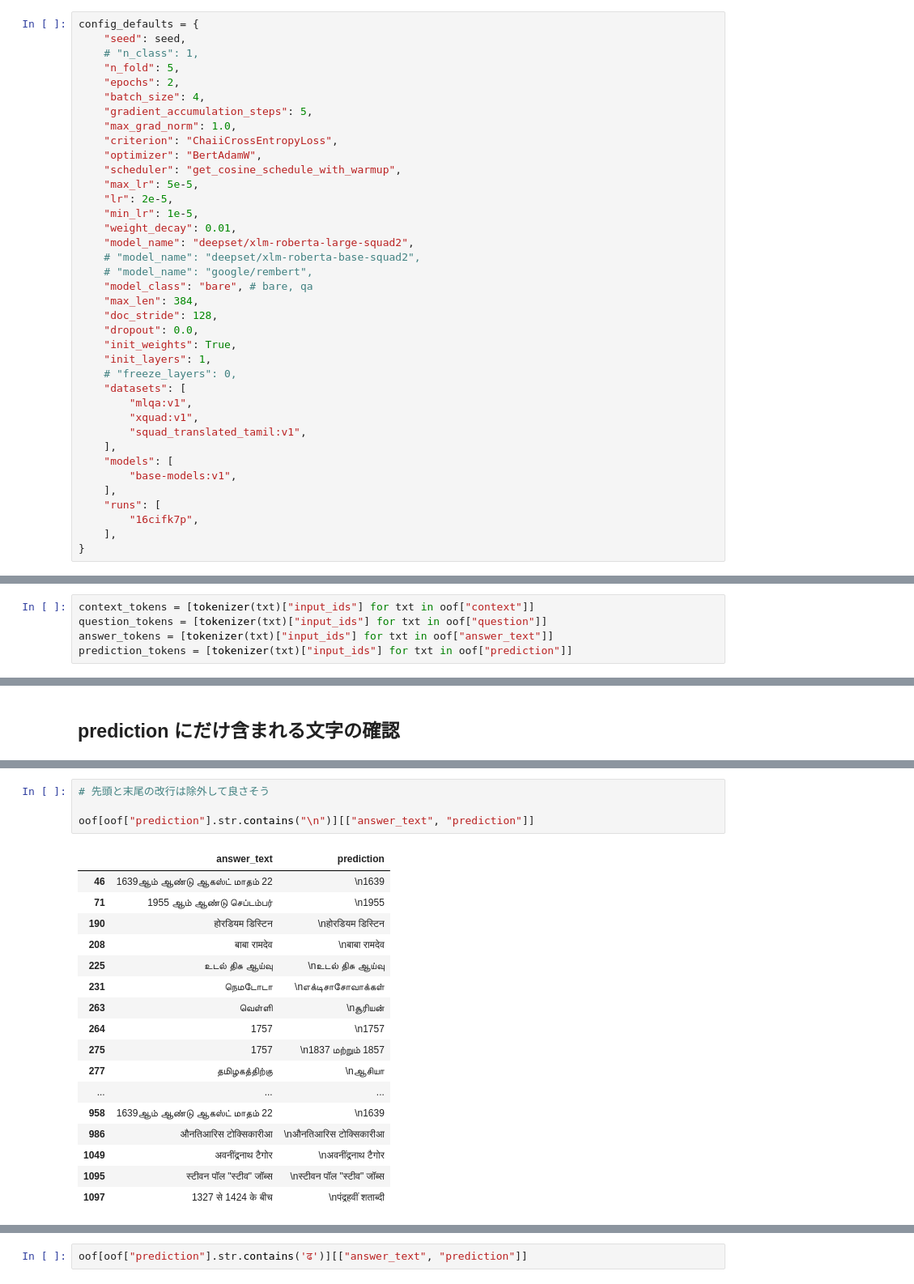
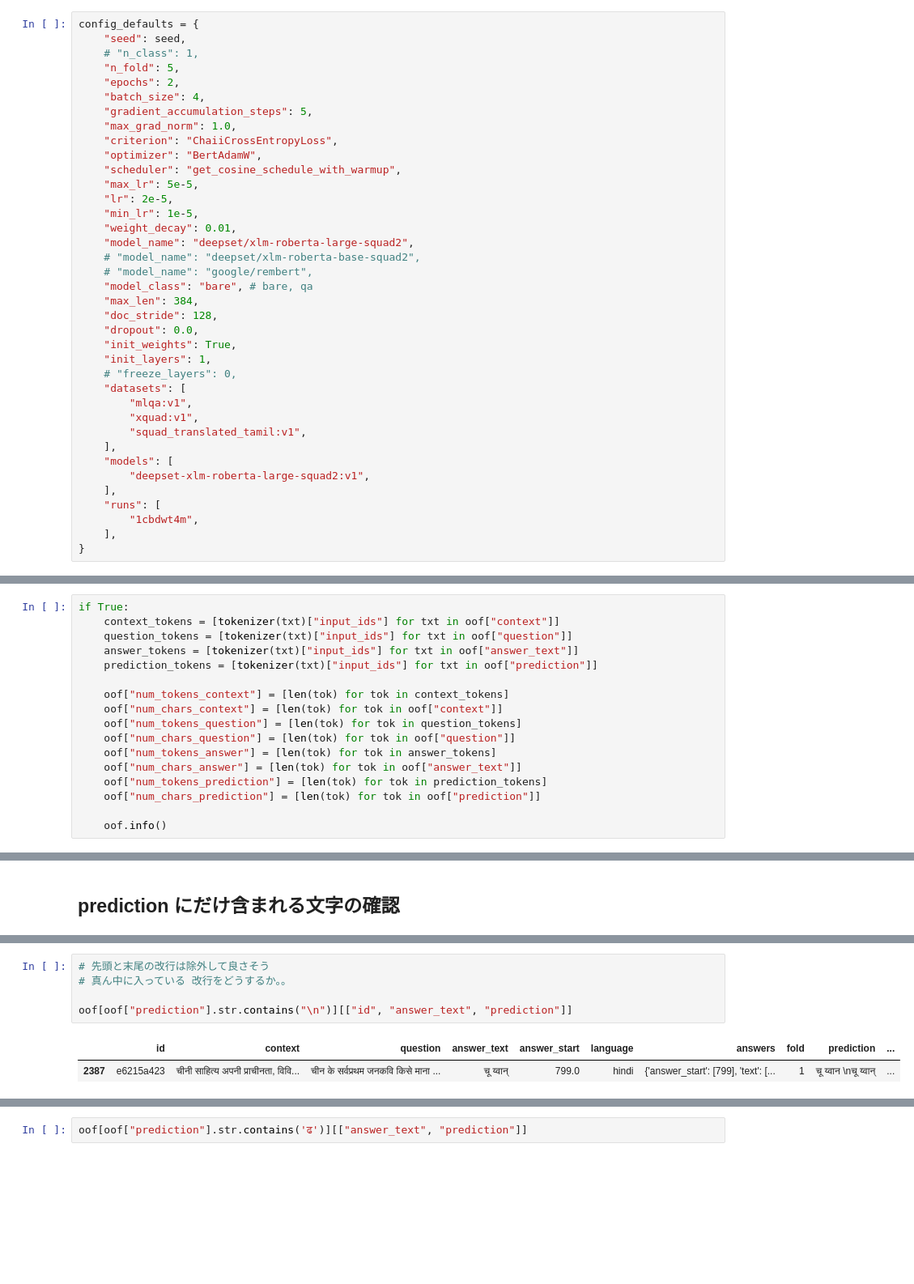
Before and after one commit to IMOKURI/chaii-Hindi-and-Tamil-QA, a Jupyter notebook: chaii_EDA.ipynb, the cells around one changed output, grey strips where cells are left out. Shown: that part at 81% size. Drawn from its saved outputs; the diff is of its cells as text; blank space fills up the shorter version.

```diff
--- a/chaii_EDA.ipynb
+++ b/chaii_EDA.ipynb
@@ -186,10 +186,10 @@ config_defaults = {
         "squad_translated_tamil:v1",
     ],
     "models": [
-        "base-models:v1",
+        "deepset-xlm-roberta-large-squad2:v1",
     ],
     "runs": [
-        "16cifk7p",
+        "1cbdwt4m",
     ],
 }
 # %%
@@ -244,7 +244,19 @@ oof
 # %%
 tokenizer = T.AutoTokenizer.from_pretrained("deepset/xlm-roberta-base-squad2")
 # %%
-context_tokens = [tokenizer(txt)["input_ids"] for txt in oof["context"]]
-question_tokens = [tokenizer(txt)["input_ids"] for txt in oof["question"]]
-answer_tokens = [tokenizer(txt)["input_ids"] for txt in oof["answer_text"]]
-prediction_tokens = [tokenizer(txt)["input_ids"] for txt in oof["prediction"]]
+if True:
+    context_tokens = [tokenizer(txt)["input_ids"] for txt in oof["context"]]
+    question_tokens = [tokenizer(txt)["input_ids"] for txt in oof["question"]]
+    answer_tokens = [tokenizer(txt)["input_ids"] for txt in oof["answer_text"]]
+    prediction_tokens = [tokenizer(txt)["input_ids"] for txt in oof["prediction"]]
+
+    oof["num_tokens_context"] = [len(tok) for tok in context_tokens]
+    oof["num_chars_context"] = [len(tok) for tok in oof["context"]]
+    oof["num_tokens_question"] = [len(tok) for tok in question_tokens]
+    oof["num_chars_question"] = [len(tok) for tok in oof["question"]]
+    oof["num_tokens_answer"] = [len(tok) for tok in answer_tokens]
+    oof["num_chars_answer"] = [len(tok) for tok in oof["answer_text"]]
+    oof["num_tokens_prediction"] = [len(tok) for tok in prediction_tokens]
+    oof["num_chars_prediction"] = [len(tok) for tok in oof["prediction"]]
+
+    oof.info()
@@ -417,23 +451,9 @@ set(all_chars_ans) - set(all_chars_preds)
 # %%
 # 先頭と末尾の改行は除外して良さそう
+# 真ん中に入っている 改行をどうするか。。
 
-oof[oof["prediction"].str.contains("\n")][["answer_text", "prediction"]]
+oof[oof["prediction"].str.contains("\n")][["id", "answer_text", "prediction"]]
 # %% [output]
-|  | answer_text | prediction |
-| 46 | 1639ஆம் ஆண்டு ஆகஸ்ட் மாதம் 22 | \n1639 |
-| 71 | 1955 ஆம் ஆண்டு செப்டம்பர் | \n1955 |
-| 190 | होरडियम डिस्टिन | \nहोरडियम डिस्टिन |
-| 208 | बाबा रामदेव | \nबाबा रामदेव |
-| 225 | உடல் திசு ஆய்வு | \nஉடல் திசு ஆய்வு |
-| 231 | நெமடோடா | \nஎக்டிசாசோவாக்கள் |
-| 263 | வெள்ளி | \nசூரியன் |
-| 264 | 1757 | \n1757 |
-| 275 | 1757 | \n1837 மற்றும் 1857 |
-| 277 | தமிழகத்திற்கு | \nஆசியா |
-| ... | ... | ... |
-| 958 | 1639ஆம் ஆண்டு ஆகஸ்ட் மாதம் 22 | \n1639 |
-| 986 | औनतिआरिस टोक्सिकारीआ | \nऔनतिआरिस टोक्सिकारीआ |
-| 1049 | अवनींद्रनाथ टैगोर | \nअवनींद्रनाथ टैगोर |
-| 1095 | स्टीवन पॉल "स्टीव" जॉब्स | \nस्टीवन पॉल "स्टीव" जॉब्स |
-| 1097 | 1327 से 1424 के बीच | \nपंद्रहवीं शताब्दी |
+|  | id | context | question | answer_text | answer_start | language | answers | fold | prediction | ... |
+| 2387 | e6215a423 | चीनी साहित्य अपनी प्राचीनता, विवि... | चीन के सर्वप्रथम जनकवि किसे माना ... | चू य्वान् | 799.0 | hindi | {'answer_start': [799], 'text': [... | 1 | चू य्वान \nचू य्वान् | ... |
 # %%
```
Also changed, not shown: parts of 19 cells of this notebook.
